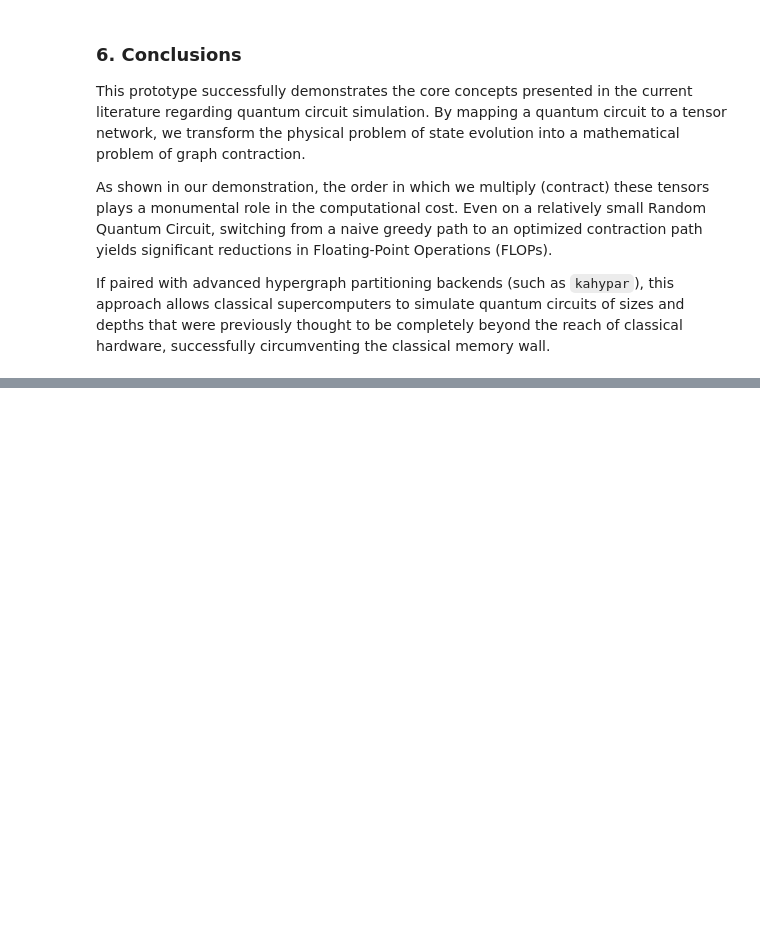
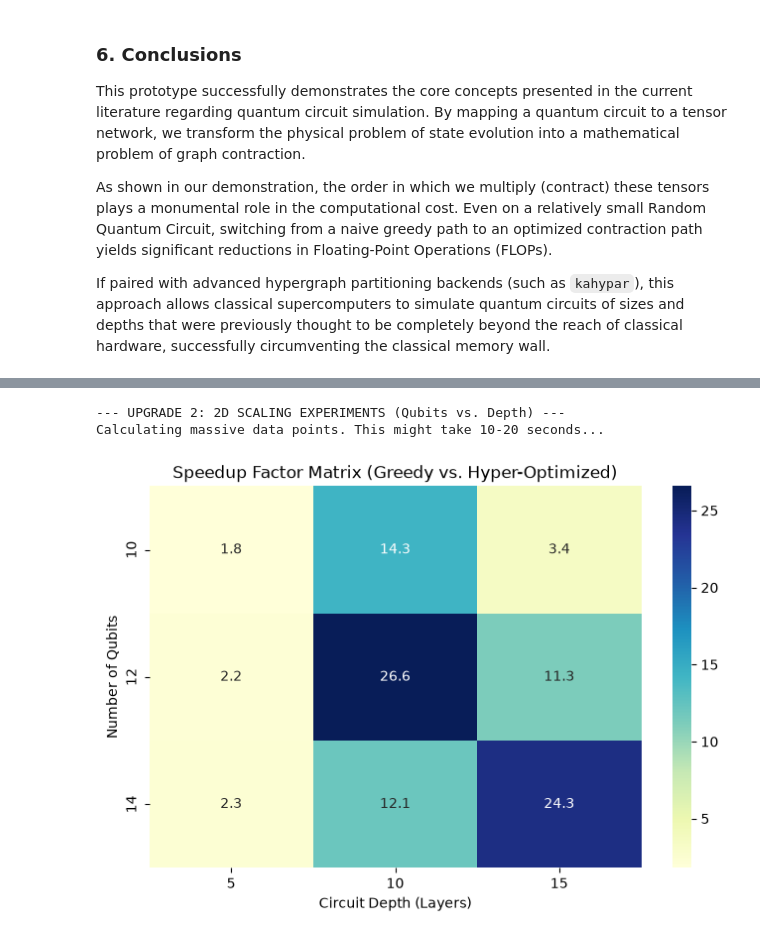
Before and after one commit to Drunk-Bear/quantum-circuit-simulation-tensor-networks, a Jupyter notebook: main.ipynb, the cells around one changed output, grey strips where cells are left out. Saved outputs shown, nothing was run; the diff lists cells and outputs as text; code cells hidden in the pictures; blank space fills up the shorter version.

```diff
--- a/main.ipynb
+++ b/main.ipynb
@@ -96,0 +174,32 @@ Speedup Factor: ~2X
+# %%
+import matplotlib.pyplot as plt
+import seaborn as sns
+import numpy as np
+
+print("--- UPGRADE 2: 2D SCALING EXPERIMENTS (Qubits vs. Depth) ---")
+print("Calculating massive data points. This might take 10-20 seconds...\n")
+
+test_qubits = [10, 12, 14]
+test_depths = [5, 10, 15]
+
+# Create an empty matrix to store the speedup factors
+speedup_matrix = np.zeros((len(test_qubits), len(test_depths)))
+
+for i, q in enumerate(test_qubits):
+    for j, d in enumerate(test_depths):
+        tn_exp = tensor_sim.build_tensor_network(q, d)
+        g_flops, h_flops = tensor_sim.get_raw_flops(tn_exp)
+        speedup_matrix[i, j] = g_flops / h_flops
+
+# Plotting the Heatmap
+plt.figure(figsize=(8, 5))
+sns.heatmap(speedup_matrix, annot=True, fmt=".1f", cmap="YlGnBu",
+            xticklabels=test_depths, yticklabels=test_qubits)
+plt.title("Speedup Factor Matrix (Greedy vs. Hyper-Optimized)")
+plt.xlabel("Circuit Depth (Layers)")
+plt.ylabel("Number of Qubits")
+plt.show()
+# %% [output]
+--- UPGRADE 2: 2D SCALING EXPERIMENTS (Qubits vs. Depth) ---
+Calculating massive data points. This might take 10-20 seconds...
+[figure, added]
```
Also changed, not shown: parts of 7 cells of this notebook.
